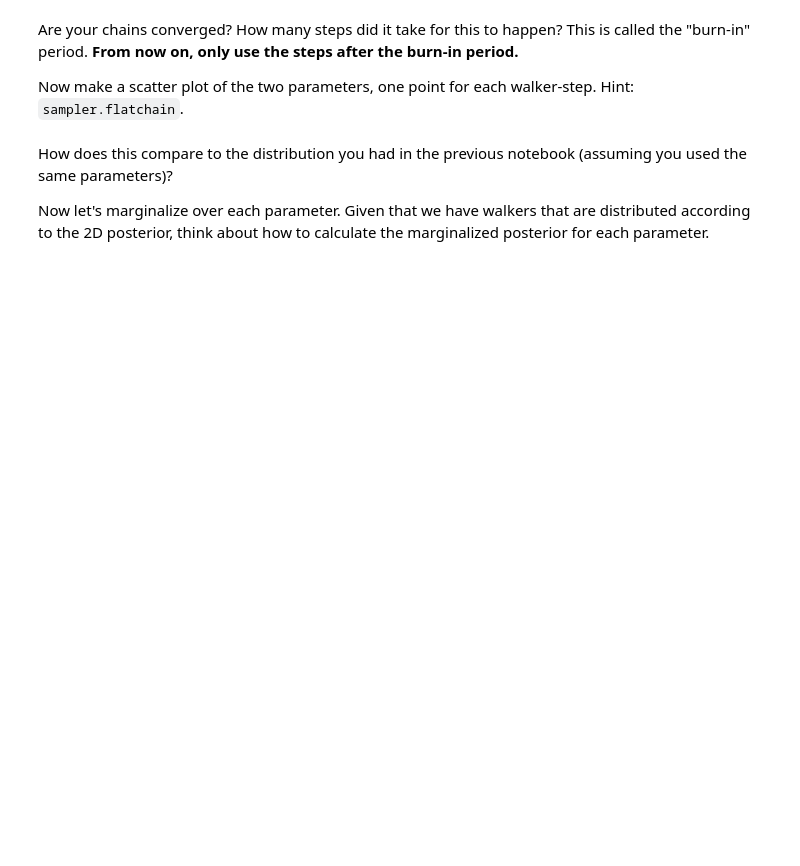
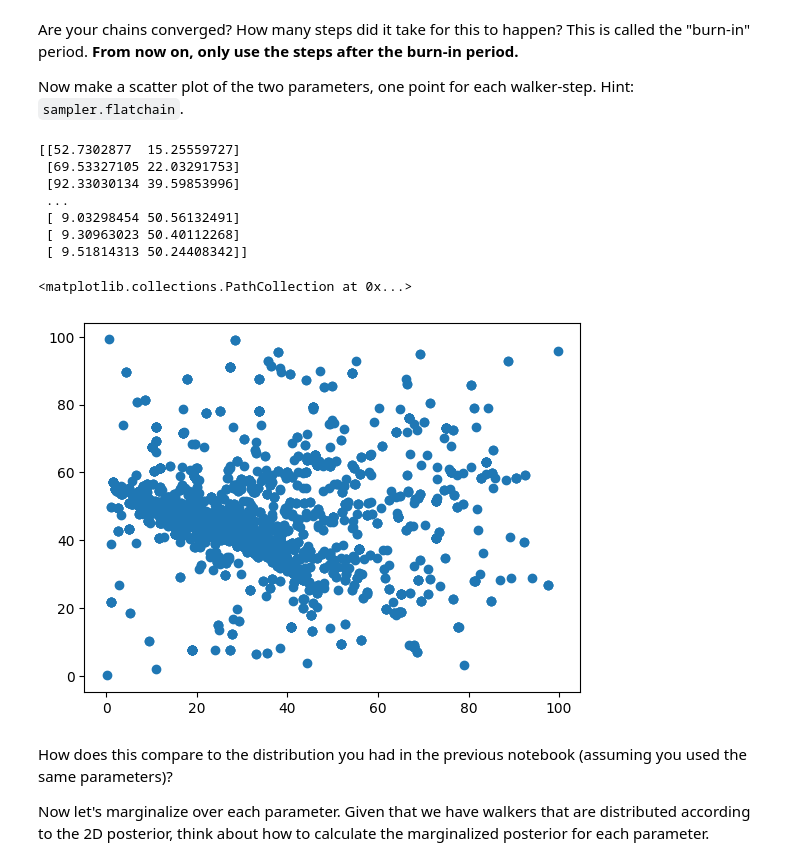
Before and after one commit to ASTR154/bayesian-statistics, a Jupyter notebook: mcmc_line_fitting.ipynb, the cells around one changed output. Drawn from its saved outputs; the diff is of its cells as text; code cells hidden in the pictures; blank space fills up the shorter version.

```diff
--- a/mcmc_line_fitting.ipynb
+++ b/mcmc_line_fitting.ipynb
@@ -192,3 +206,17 @@ Now make a scatter plot of the two parameters, one point for each walker-step. H
+# %%
+samples = sampler.flatchain
+print(samples)
+plt.scatter(samples[:, 0], samples[:, 1])
+# %% [output]
+[[52.7302877  15.25559727]
+ [69.53327105 22.03291753]
+ [92.33030134 39.59853996]
+ ...
+ [ 9.03298454 50.56132491]
+ [ 9.30963023 50.40112268]
+ [ 9.51814313 50.24408342]]
+<matplotlib.collections.PathCollection at 0x...>
+[figure, added]
 # %% [markdown]
 How does this compare to the distribution you had in the previous notebook (assuming you used the same parameters)?
 
```
Also changed, not shown: parts of 11 cells of this notebook.
